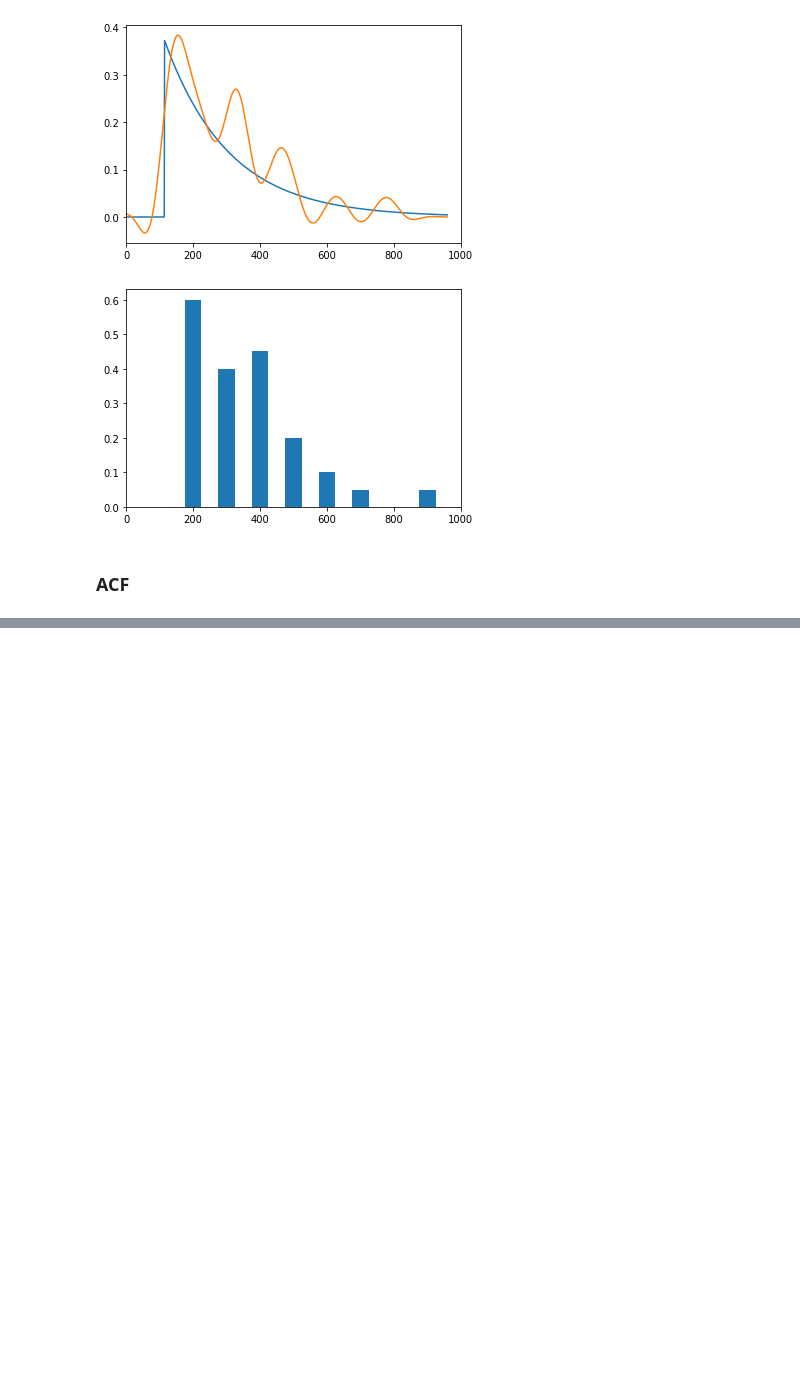
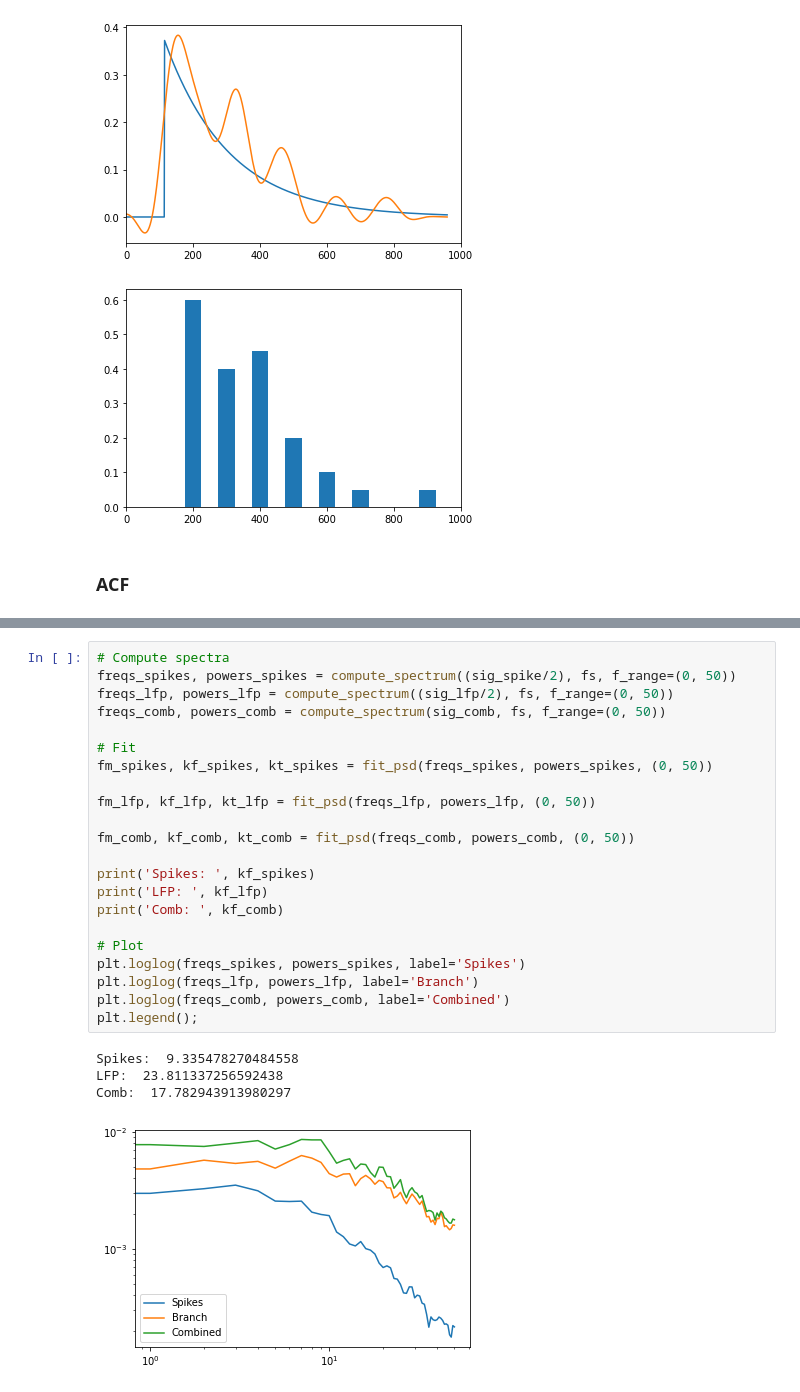
Before and after one commit to voytekresearch/timescale-methods, a Jupyter notebook: notebooks/lowpass_vs_binning.ipynb, the cells around one changed output, grey strips where cells are left out. Cells and saved outputs as stored; diff of their text form; blank space fills up the shorter version.

```diff
--- a/notebooks/lowpass_vs_binning.ipynb
+++ b/notebooks/lowpass_vs_binning.ipynb
@@ -153,0 +186,27 @@ plt.legend();
+# %%
+# Compute spectra
+freqs_spikes, powers_spikes = compute_spectrum((sig_spike/2), fs, f_range=(0, 50))
+freqs_lfp, powers_lfp = compute_spectrum((sig_lfp/2), fs, f_range=(0, 50))
+freqs_comb, powers_comb = compute_spectrum(sig_comb, fs, f_range=(0, 50))
+
+# Fit
+fm_spikes, kf_spikes, kt_spikes = fit_psd(freqs_spikes, powers_spikes, (0, 50))
+
+fm_lfp, kf_lfp, kt_lfp = fit_psd(freqs_lfp, powers_lfp, (0, 50))
+
+fm_comb, kf_comb, kt_comb = fit_psd(freqs_comb, powers_comb, (0, 50))
+
+print('Spikes: ', kf_spikes)
+print('LFP: ', kf_lfp)
+print('Comb: ', kf_comb)
+
+# Plot
+plt.loglog(freqs_spikes, powers_spikes, label='Spikes')
+plt.loglog(freqs_lfp, powers_lfp, label='Branch')
+plt.loglog(freqs_comb, powers_comb, label='Combined')
+plt.legend();
+# %% [output]
+Spikes:  9.335478270484558
+LFP:  23.811337256592438
+Comb:  17.782943913980297
+[figure, added]
```
Also changed, not shown: parts of 7 cells of this notebook.
